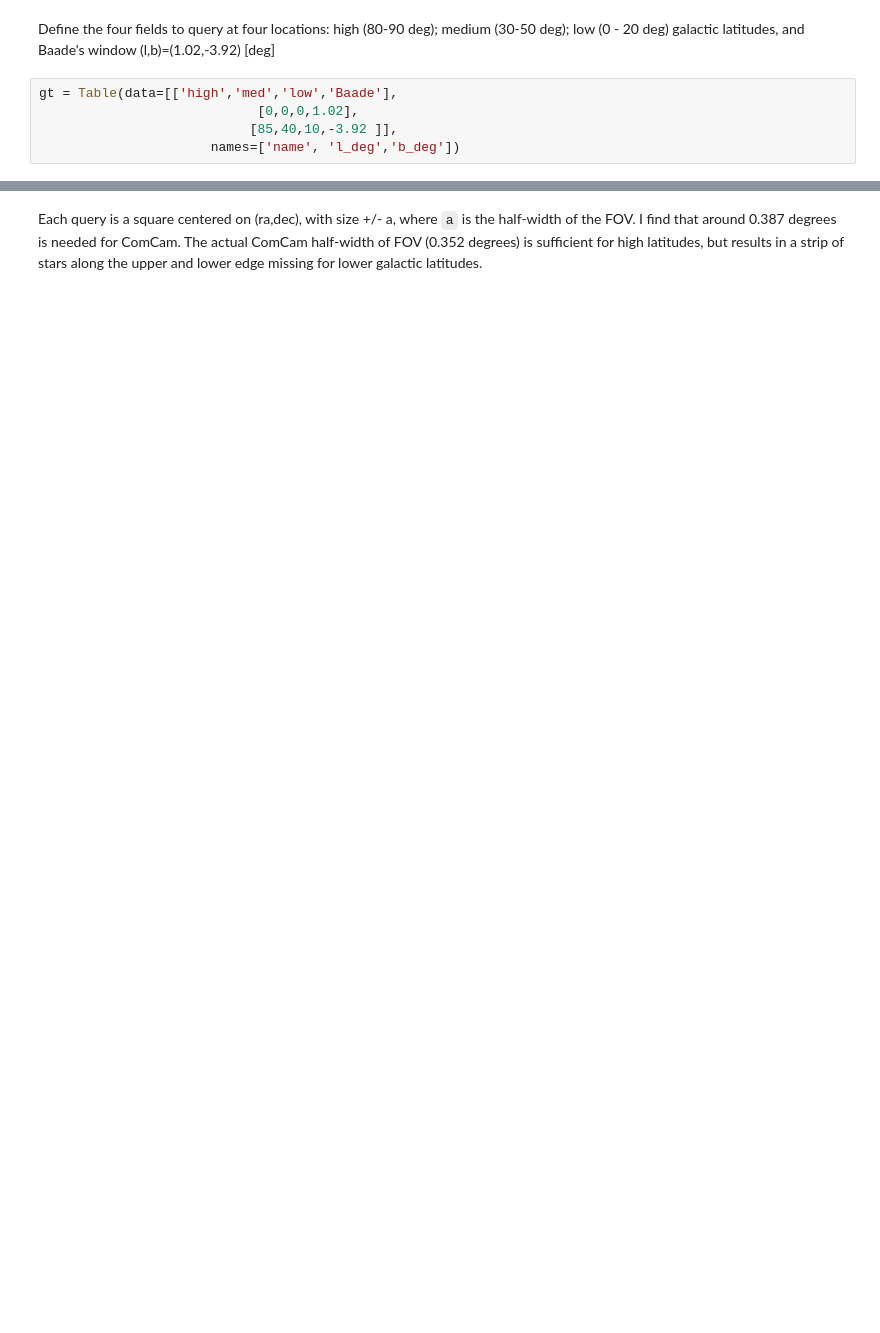
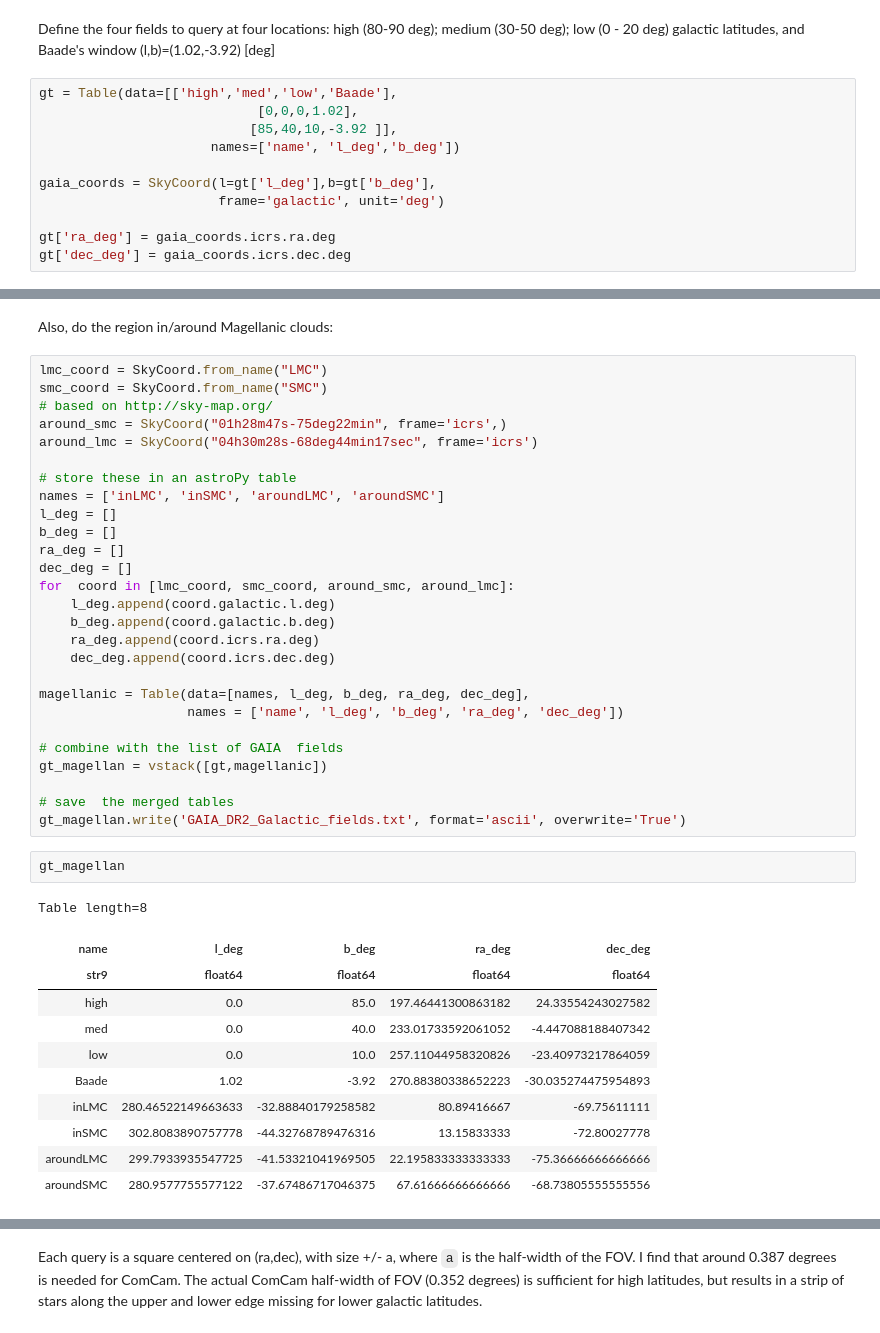
Before and after one commit to lsst-ts/ts_phosim, a Jupyter notebook: notebooks/analysis_notebooks/AOS_GAIA_catalog.ipynb, the cells around one changed output, grey strips where cells are left out. Cells and saved outputs as stored; diff of their text form; blank space fills up the shorter version.

```diff
--- a/notebooks/analysis_notebooks/AOS_GAIA_catalog.ipynb
+++ b/notebooks/analysis_notebooks/AOS_GAIA_catalog.ipynb
@@ -157,3 +163,9 @@ gt = Table(data=[['high','med','low','Baade'],
                             [0,0,0,1.02],
                            [85,40,10,-3.92 ]],
                       names=['name', 'l_deg','b_deg'])
+
+gaia_coords = SkyCoord(l=gt['l_deg'],b=gt['b_deg'],
+                       frame='galactic', unit='deg')
+
+gt['ra_deg'] = gaia_coords.icrs.ra.deg
+gt['dec_deg'] = gaia_coords.icrs.dec.deg
@@ -159,0 +182,43 @@ gt = Table(data=[['high','med','low','Baade'],
+# %% [markdown]
+Also, do the region in/around Magellanic clouds:
+# %%
+lmc_coord = SkyCoord.from_name("LMC")
+smc_coord = SkyCoord.from_name("SMC")
+# based on http://sky-map.org/
+around_smc = SkyCoord("01h28m47s-75deg22min", frame='icrs',)
+around_lmc = SkyCoord("04h30m28s-68deg44min17sec", frame='icrs')
+
+# store these in an astroPy table
+names = ['inLMC', 'inSMC', 'aroundLMC', 'aroundSMC']
+l_deg = []
+b_deg = []
+ra_deg = []
+dec_deg = []
+for  coord in [lmc_coord, smc_coord, around_smc, around_lmc]:
+    l_deg.append(coord.galactic.l.deg)
+    b_deg.append(coord.galactic.b.deg)
+    ra_deg.append(coord.icrs.ra.deg)
+    dec_deg.append(coord.icrs.dec.deg)
+
+magellanic = Table(data=[names, l_deg, b_deg, ra_deg, dec_deg],
+                   names = ['name', 'l_deg', 'b_deg', 'ra_deg', 'dec_deg'])
+
+# combine with the list of GAIA  fields
+gt_magellan = vstack([gt,magellanic])
+
+# save  the merged tables
+gt_magellan.write('GAIA_DR2_Galactic_fields.txt', format='ascii', overwrite='True')
+# %%
+gt_magellan
+# %% [output]
+Table length=8
+| name | l_deg | b_deg | ra_deg | dec_deg |
+| str9 | float64 | float64 | float64 | float64 |
+| high | 0.0 | 85.0 | 197.46441300863182 | 24.33554243027582 |
+| med | 0.0 | 40.0 | 233.01733592061052 | -4.447088188407342 |
+| low | 0.0 | 10.0 | 257.11044958320826 | -23.40973217864059 |
+| Baade | 1.02 | -3.92 | 270.88380338652223 | -30.035274475954893 |
+| inLMC | 280.46522149663633 | -32.88840179258582 | 80.89416667 | -69.75611111 |
+| inSMC | 302.8083890757778 | -44.32768789476316 | 13.15833333 | -72.80027778 |
+| aroundLMC | 299.7933935547725 | -41.53321041969505 | 22.195833333333333 | -75.36666666666666 |
+| aroundSMC | 280.9577755577122 | -37.67486717046375 | 67.61666666666666 | -68.73805555555556 |
```
Also changed, not shown: parts of 19 cells of this notebook.
